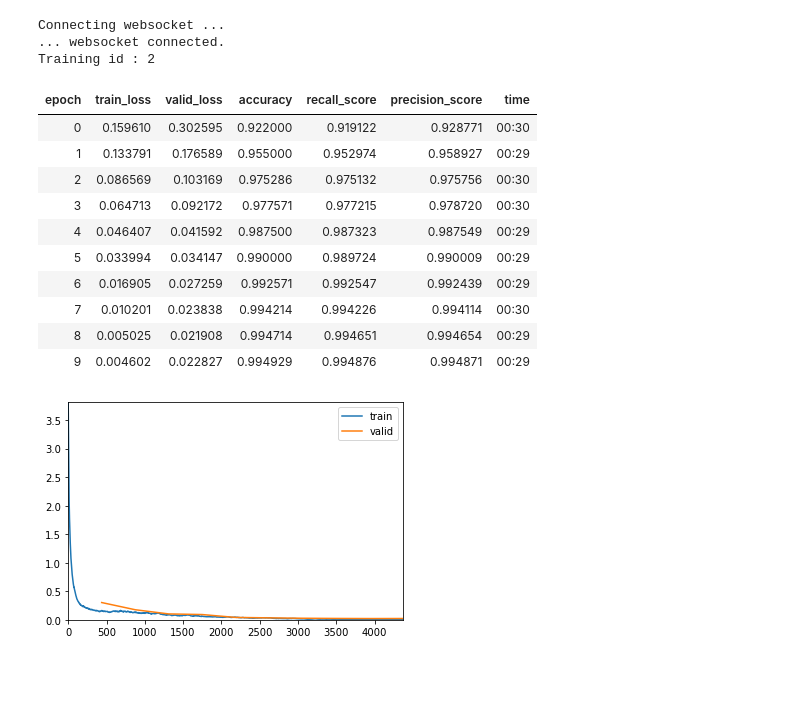
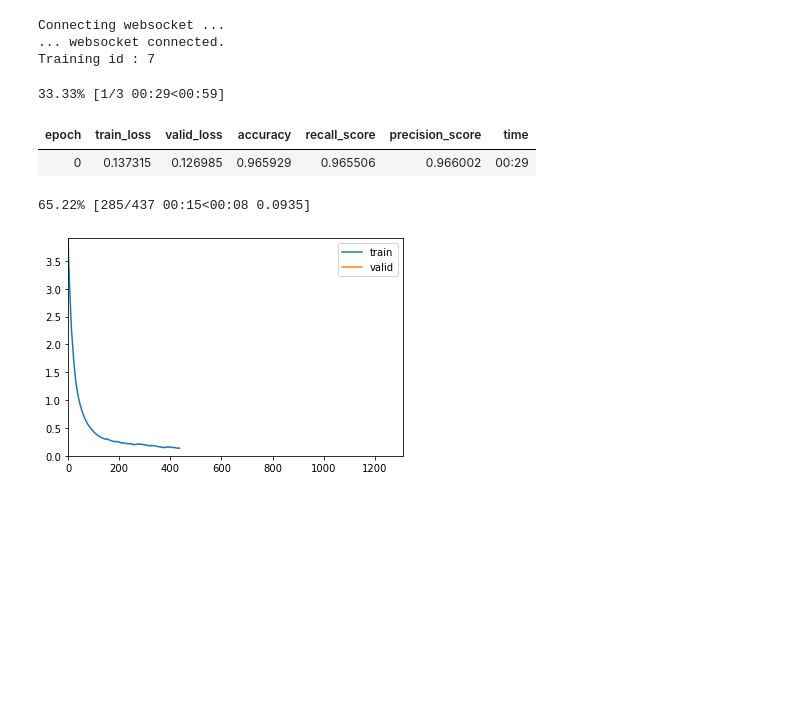
Before and after one commit to joatom/watchtrain, a Jupyter notebook: train_fastai.ipynb, the cells around one changed output. Saved outputs shown, nothing was run; the diff lists cells and outputs as text; code cells hidden in the pictures; blank space fills up the shorter version.

```diff
--- a/train_fastai.ipynb
+++ b/train_fastai.ipynb
@@ -55,23 +53,16 @@ class SimpleModel(nn.Module):
 # %%
 learn = cnn_learner(dls, resnet18, pretrained = False, metrics=[accuracy, Recall(average='macro'), Precision(average='macro')]) #, Precision(average='macro')
 
 learn.unfreeze
-learn.fit_one_cycle(10, lr_max = 5e-3, cbs=[ShowGraphCallback(), WebsocketLogger('ws://maichine:8555/ws/watchtrain/producer/99879')])
+learn.fit_one_cycle(3, lr_max = 5e-3, cbs=[ShowGraphCallback(), WebsocketLogger('ws://maichine:8555/ws/watchtrain/producer/99879')])
 # %% [output]
 Connecting websocket ...
 ... websocket connected.
-Training id : 2
+Training id : 7
+33.33% [1/3 00:29<00:59]
 | epoch | train_loss | valid_loss | accuracy | recall_score | precision_score | time |
-| 0 | 0.159610 | 0.302595 | 0.922000 | 0.919122 | 0.928771 | 00:30 |
-| 1 | 0.133791 | 0.176589 | 0.955000 | 0.952974 | 0.958927 | 00:29 |
-| 2 | 0.086569 | 0.103169 | 0.975286 | 0.975132 | 0.975756 | 00:30 |
-| 3 | 0.064713 | 0.092172 | 0.977571 | 0.977215 | 0.978720 | 00:30 |
-| 4 | 0.046407 | 0.041592 | 0.987500 | 0.987323 | 0.987549 | 00:29 |
-| 5 | 0.033994 | 0.034147 | 0.990000 | 0.989724 | 0.990009 | 00:29 |
-| 6 | 0.016905 | 0.027259 | 0.992571 | 0.992547 | 0.992439 | 00:29 |
-| 7 | 0.010201 | 0.023838 | 0.994214 | 0.994226 | 0.994114 | 00:30 |
-| 8 | 0.005025 | 0.021908 | 0.994714 | 0.994651 | 0.994654 | 00:29 |
-| 9 | 0.004602 | 0.022827 | 0.994929 | 0.994876 | 0.994871 | 00:29 |
+| 0 | 0.137315 | 0.126985 | 0.965929 | 0.965506 | 0.966002 | 00:29 |
+65.22% [285/437 00:15<00:08 0.0935]
-[figure, old version]
+[figure, new version]
 # %% [markdown]
 ####
```
Also changed, not shown: parts of 2 cells of this notebook, 8 other files.
